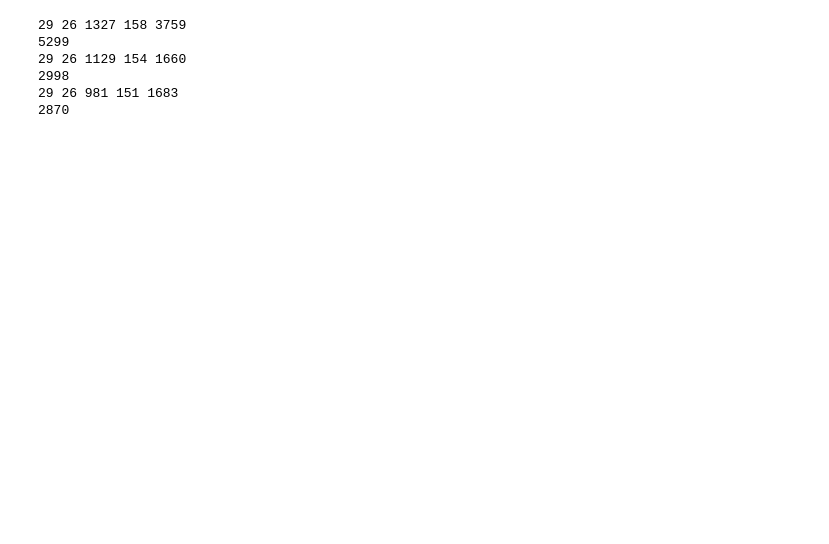
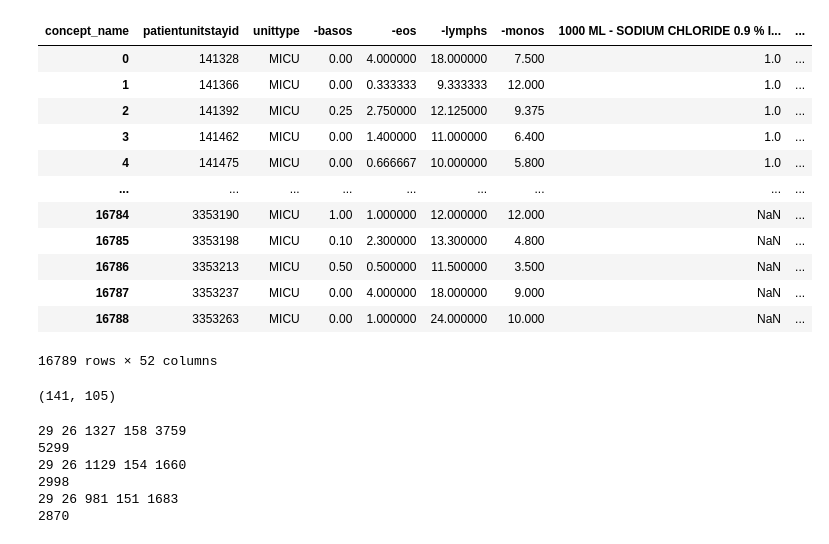
Before and after one commit to NeighborHeo/PPFL, a Jupyter notebook: 1_importsql/0_readDB.ipynb, the cells around one changed output. Drawn from its saved outputs; the diff is of its cells as text; code cells hidden in the pictures; blank space fills up the shorter version.

Commit message:
make table (sicu_df, micu_df)

```diff
--- a/1_importsql/0_readDB.ipynb
+++ b/1_importsql/0_readDB.ipynb
@@ -129,13 +114,14 @@ def filter_with_missing_rate(df, threshold):
         nConceptPatients = len(x.patientunitstayid.unique())
         fEpsilon = 1.0e-08 # devide by zero
         fMissingRate = nConceptPatients / (nTotalPatients + fEpsilon)
-        if (fMissingRate < threshold) :
-            return pd.DataFrame(columns=x.columns)
-        print("{}, {}, {}, {:.2}", list(x.concept_name)[0], nConceptPatients, nTotalPatients, fMissingRate)
-
-        temp_df = pd.DataFrame(columns = ['concept_name', 'nConceptPatients', 'nTotalPatients', 'fMissingRate'])
+        # if (fMissingRate < threshold) :
+        #     return pd.DataFrame(columns=x.columns)
+        # print("{}, {}, {}, {:.2}", list(x.concept_name)[0], nConceptPatients, nTotalPatients, fMissingRate)
+        temp_df = pd.DataFrame()
         var_temp = {}
         var_temp['concept_name'] = list(x.concept_name)[0]
+        var_temp['concept_table'] = list(x.concept_table)[0]
+        var_temp['unittype'] = list(x.unittype)[0]
         var_temp['nConceptPatients'] = nConceptPatients
         var_temp['nTotalPatients'] = nTotalPatients
         var_temp['fMissingRate'] = fMissingRate
@@ -146,9 +132,11 @@ def filter_with_missing_rate(df, threshold):
     features_df = df.groupby('concept_name').apply(lambda x : filter_with_missing_rate_concept(x, nTotalPatients, threshold)).reset_index(drop=True)
     return features_df
 
-concat_df.groupby('unittype').apply(lambda x : filter_with_missing_rate(x, nTotalPatients, threshold)).reset_index(drop=True)
-
-df.loc[~df['concept_name'].isin(list(features_df.concept_name)), 'concept_name'] = None
-df['value'] = 1
-df = pd.pivot_table(data=df, index=['patientunitstayid', 'unittype'], columns='concept_name', values='value').reset_index()
-df
+feature_df = concat_df.groupby('unittype').apply(lambda x : filter_with_missing_rate(x, threshold=0.05)).reset_index(drop=True)
+# %%
+feature_df = feature_df.loc[feature_df['unittype'].isin(['MICU', 'SICU'])]
+print( len(feature_df.loc[feature_df['unittype']=='MICU']), len(feature_df.loc[feature_df['unittype']=='SICU']) )
+feature_df2 = pd.pivot_table(data=feature_df, index=['concept_name', 'concept_table'], columns='unittype', values='fMissingRate', fill_value=0).reset_index()
+feature_df2['gap'] = abs(feature_df2['MICU'] - feature_df2['SICU'])
+feature_df2.sort_values('gap')
+feature_df2.to_csv('feature_df2.csv')
@@ -154,0 +145,15 @@ df
+# %%
+filter = {'med': 0.05, 'adm':0.05, 'lab':0.7}
+
+index_list = []
+def filterwithmissingrate(df, unittype, filter):
+    unit_df = pd.DataFrame()
+    for tName in filter:
+        print('concept_table == \'{}\' and {} > {}'.format(tName, unittype, filter[tName]))
+        feature_table_df = df.query('concept_table == \'{}\' and {} > {}'.format(tName, unittype, filter[tName]))
+        if not feature_table_df.empty:
+            unit_df = pd.concat([unit_df, feature_table_df], axis=0)
+    return unit_df
+
+MICU_feature = filterwithmissingrate(feature_df2, 'MICU', filter)
+SICU_feature = filterwithmissingrate(feature_df2, 'SICU', filter)
@@ -154,0 +205,18 @@ df
+# %%
+MICU_sub_df = concat_df.loc[(concat_df['unittype']=='MICU') & (concat_df['concept_name'].isin(MICU_feature.concept_name.unique()))]
+MICU_sub_df = pd.pivot_table(data=MICU_sub_df, index=['patientunitstayid', 'unittype'], columns='concept_name', values='concept_value').reset_index()
+MICU_sub_df
+# %% [output]
+| concept_name | patientunitstayid | unittype | -basos | -eos | -lymphs | -monos | 1000 ML - SODIUM CHLORIDE 0.9 % I... | ... |
+| 0 | 141328 | MICU | 0.00 | 4.000000 | 18.000000 | 7.500 | 1.0 | ... |
+| 1 | 141366 | MICU | 0.00 | 0.333333 | 9.333333 | 12.000 | 1.0 | ... |
+| 2 | 141392 | MICU | 0.25 | 2.750000 | 12.125000 | 9.375 | 1.0 | ... |
+| 3 | 141462 | MICU | 0.00 | 1.400000 | 11.000000 | 6.400 | 1.0 | ... |
+| 4 | 141475 | MICU | 0.00 | 0.666667 | 10.000000 | 5.800 | 1.0 | ... |
+| ... | ... | ... | ... | ... | ... | ... | ... | ... |
+| 16784 | 3353190 | MICU | 1.00 | 1.000000 | 12.000000 | 12.000 | NaN | ... |
+| 16785 | 3353198 | MICU | 0.10 | 2.300000 | 13.300000 | 4.800 | NaN | ... |
+| 16786 | 3353213 | MICU | 0.50 | 0.500000 | 11.500000 | 3.500 | NaN | ... |
+| 16787 | 3353237 | MICU | 0.00 | 4.000000 | 18.000000 | 9.000 | NaN | ... |
+| 16788 | 3353263 | MICU | 0.00 | 1.000000 | 24.000000 | 10.000 | NaN | ... |
+16789 rows × 52 columns
@@ -154,0 +230,4 @@ df
+# %%
+len(SICU_df.columns), len(MICU_df.columns)
+# %% [output]
+(141, 105)
```
Also changed, not shown: parts of 17 cells of this notebook, 3 other files.
